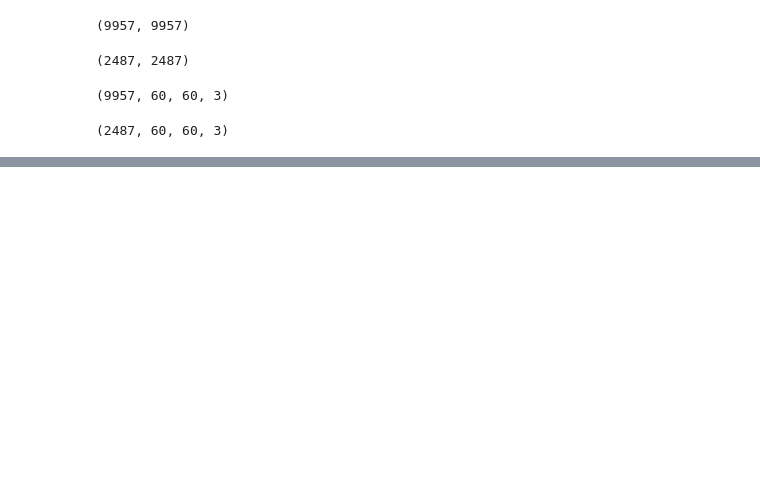
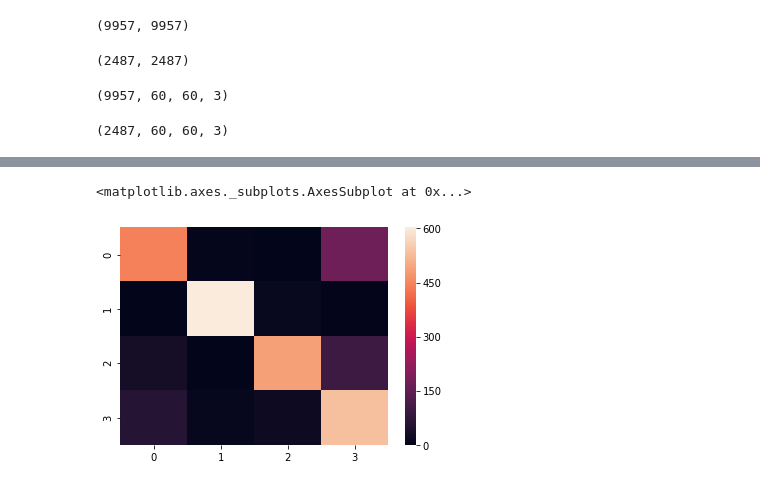
Before and after one commit to MrKhan0747/Blood-Cell-Subtypes-Classification, a Jupyter notebook: model.ipynb, the cells around one changed output, grey strips where cells are left out. Saved outputs shown, nothing was run; the diff lists cells and outputs as text; code cells hidden in the pictures; blank space fills up the shorter version.

```diff
--- a/model.ipynb
+++ b/model.ipynb
@@ -342,0 +350,5 @@ accuracy_score(test_y,y_pred)
+# %%
+sns.heatmap(confusion_matrix(test_y,y_pred))
+# %% [output]
+<matplotlib.axes._subplots.AxesSubplot at 0x...>
+[figure, added]
```
Also changed, not shown: parts of 20 cells of this notebook.
